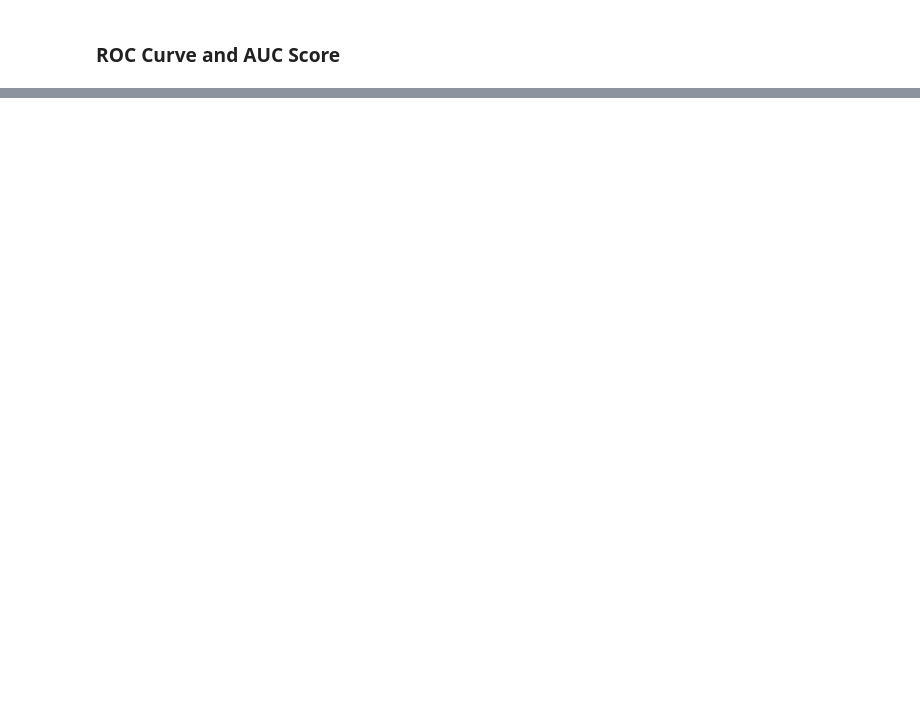
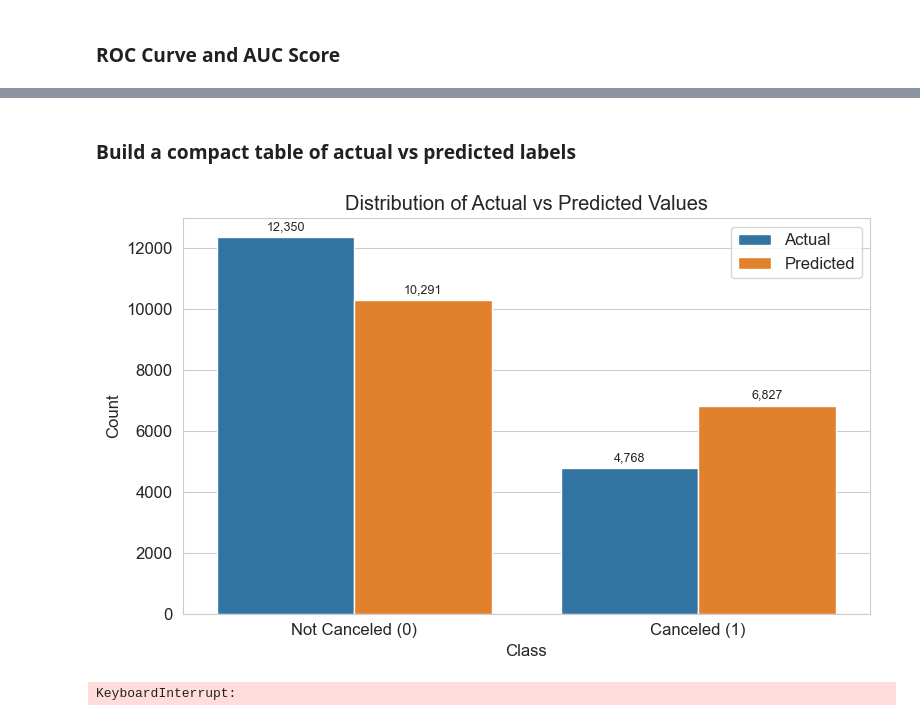
Before and after one commit to elladeniya-dev/ML-Predictive-Analysis, a Jupyter notebook: Support_Vector.ipynb, the cells around one changed output, grey strips where cells are left out. Drawn from its saved outputs; the diff is of its cells as text; code cells hidden in the pictures; blank space fills up the shorter version.

```diff
--- a/Support_Vector.ipynb
+++ b/Support_Vector.ipynb
@@ -417,0 +418,71 @@ weighted avg       0.52      0.72      0.60     17118
+# %% [markdown]
+### Build a compact table of actual vs predicted labels
+# %%
+dist_df = pd.DataFrame({
+"Actual": y_test.values,
+"Predicted": y_pred
+})
+# %%
+plot_df = dist_df.melt(var_name="Series", value_name="is_canceled")
+
+plt.figure(figsize=(8, 5))
+ax = sns.countplot(
+data=plot_df,
+x="is_canceled",
+hue="Series",
+palette={"Actual": "#1f77b4", "Predicted": "#ff7f0e"}
+)
+
+plt.title("Distribution of Actual vs Predicted Values")
+plt.xlabel("Class")
+plt.ylabel("Count")
+plt.xticks([0, 1], ["Not Canceled (0)", "Canceled (1)"])
+
+
+for p in ax.patches:
+    h = p.get_height()
+    if h > 0:  # avoid labeling empty bars
+        ax.annotate(
+            f"{int(h):,}",
+            (p.get_x() + p.get_width() / 2, h),
+            ha="center",
+            va="bottom",
+            fontsize=9,
+            xytext=(0, 3),
+            textcoords="offset points"
+        )
+
+ax.legend(title="")
+plt.tight_layout()
+plt.show()
+# %% [output]
+[figure, added]
+# %%
+import time
+from sklearn.model_selection import StratifiedKFold, cross_val_score
+from sklearn.pipeline import make_pipeline
+from sklearn.svm import SVC
+from sklearn.preprocessing import StandardScaler
+
+# small sample for fast demonstration
+X_cv = X_train.sample(n=20000, random_state=42)
+y_cv = y_train.loc[X_cv.index]
+
+cv_model = make_pipeline(
+    StandardScaler(),
+    SVC(kernel="linear", class_weight="balanced", random_state=42)  # faster for demo
+)
+
+cv = StratifiedKFold(n_splits=3, shuffle=True, random_state=42)
+
+start = time.time()
+cv_scores = cross_val_score(cv_model, X_cv, y_cv, cv=cv, scoring="accuracy", n_jobs=-1)
+elapsed = time.time() - start
+
+print("Cross-Validation Results (Fast Demo)")
+print("Fold scores:", [f"{s:.4f}" for s in cv_scores])
+print(f"Mean Accuracy: {cv_scores.mean()*100:.2f}%")
+print(f"Std Deviation: {cv_scores.std()*100:.2f}%")
+print(f"Runtime: {elapsed:.1f} seconds")
+# %% [output]
+KeyboardInterrupt:
```
Also changed, not shown: parts of 6 cells of this notebook, 1 other file.
